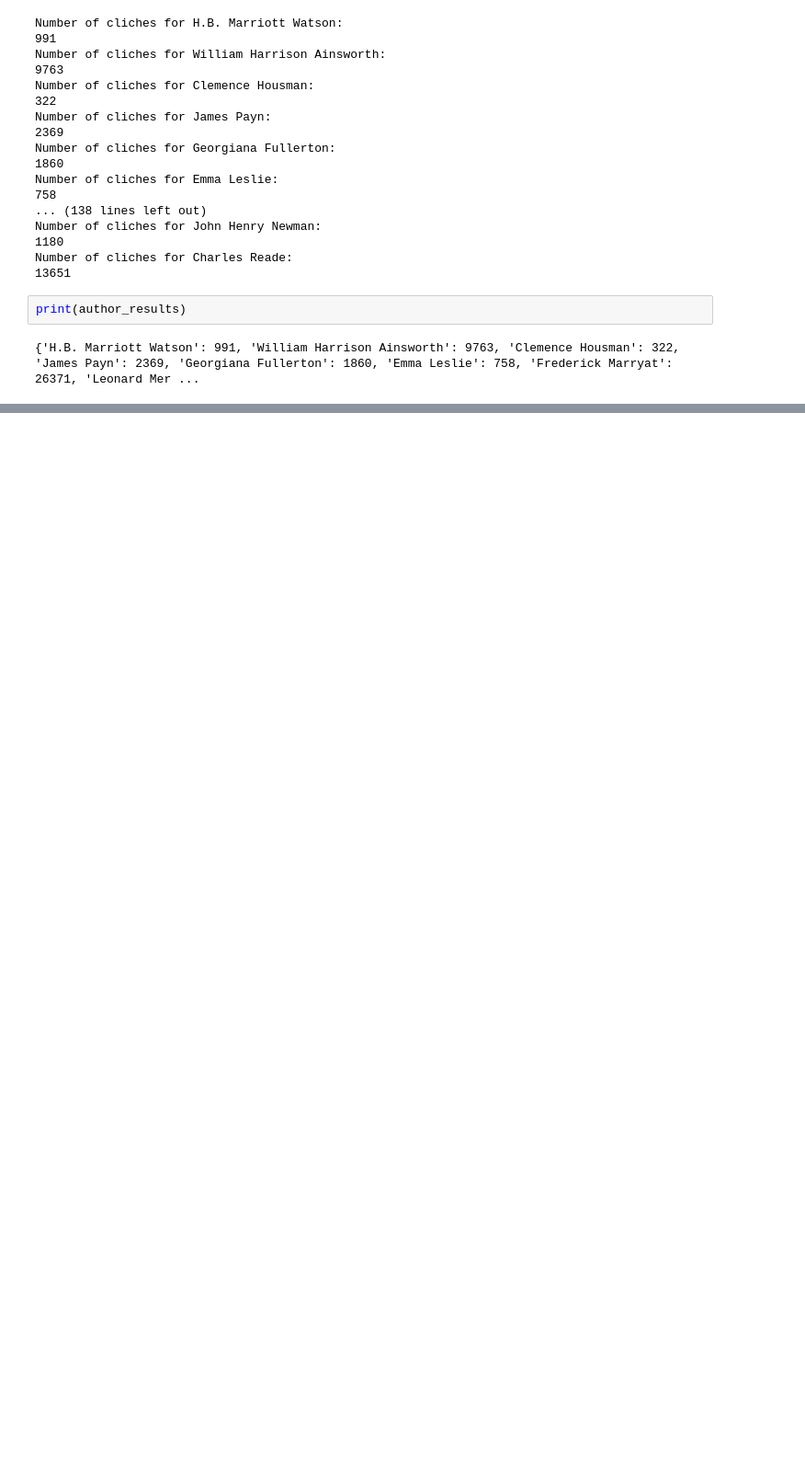
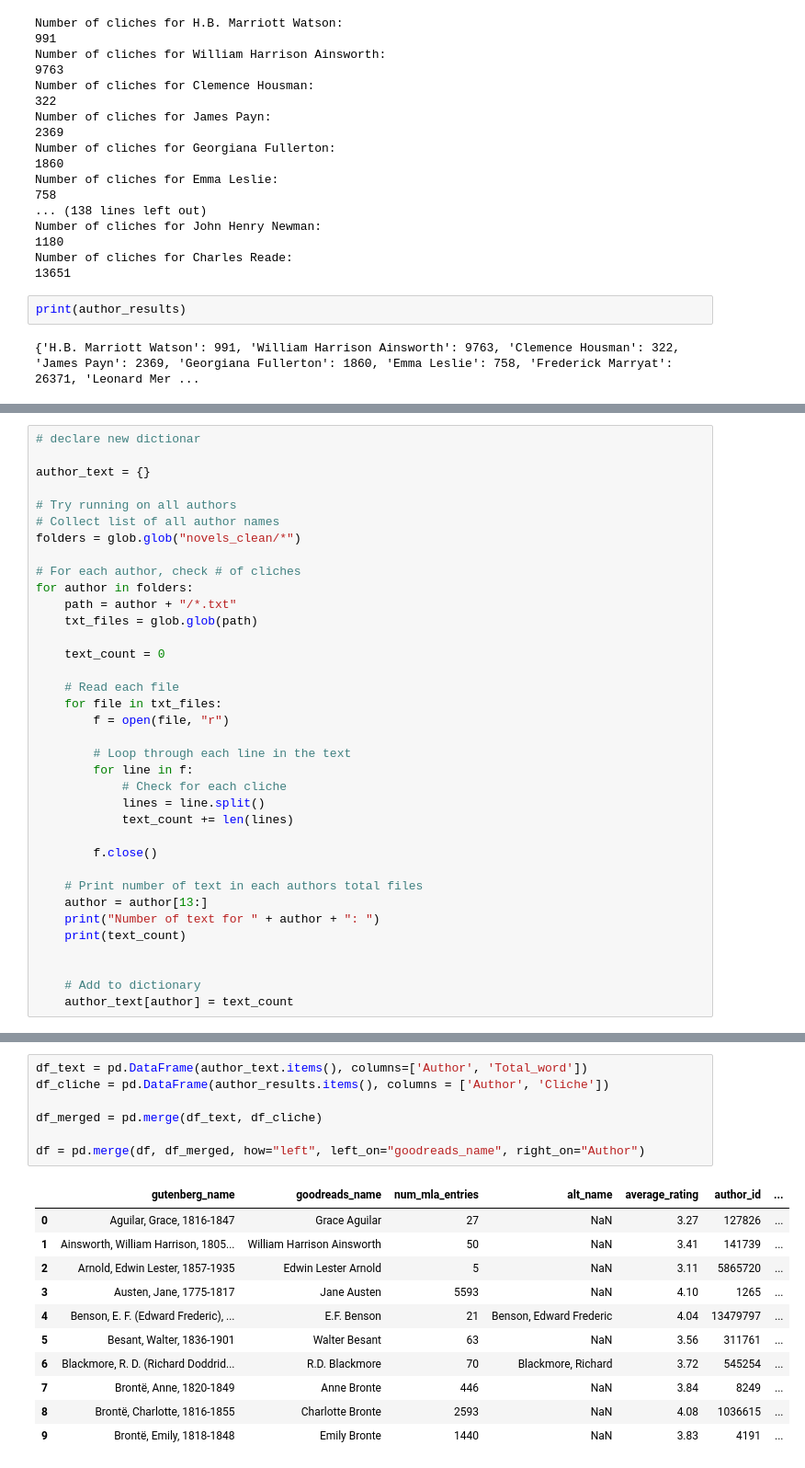
Before and after one commit to jenniferouyang/Cliches-and-19th-Century-English-Novelists, a Jupyter notebook: cliche_counts.ipynb, the cells around one changed output, grey strips where cells are left out. Shown at 92% size. Drawn from its saved outputs; the diff is of its cells as text; blank space fills up the shorter version.

Commit message:
Added count text and converted to df

```diff
--- a/cliche_counts.ipynb
+++ b/cliche_counts.ipynb
@@ -171,0 +208,36 @@ print(author_results)
+# %%
+# declare new dictionar
+
+author_text = {}
+
+# Try running on all authors
+# Collect list of all author names
+folders = glob.glob("novels_clean/*")
+
+# For each author, check # of cliches
+for author in folders:
+    path = author + "/*.txt"
+    txt_files = glob.glob(path)
+
+    text_count = 0
+
+    # Read each file
+    for file in txt_files:
+        f = open(file, "r")
+
+        # Loop through each line in the text
+        for line in f:
+            # Check for each cliche
+            lines = line.split()
+            text_count += len(lines)
+
+        f.close()
+
+    # Print number of text in each authors total files
+    author = author[13:]
+    print("Number of text for " + author + ": ")
+    print(text_count)
+
+
+    # Add to dictionary
+    author_text[author] = text_count
@@ -171,0 +262,19 @@ print(author_results)
+# %%
+df_text = pd.DataFrame(author_text.items(), columns=['Author', 'Total_word'])
+df_cliche = pd.DataFrame(author_results.items(), columns = ['Author', 'Cliche'])
+
+df_merged = pd.merge(df_text, df_cliche)
+
+df = pd.merge(df, df_merged, how="left", left_on="goodreads_name", right_on="Author")
+# %% [output]
+|  | gutenberg_name | goodreads_name | num_mla_entries | alt_name | average_rating | author_id | ... |
+| 0 | Aguilar, Grace, 1816-1847 | Grace Aguilar | 27 | NaN | 3.27 | 127826 | ... |
+| 1 | Ainsworth, William Harrison, 1805... | William Harrison Ainsworth | 50 | NaN | 3.41 | 141739 | ... |
+| 2 | Arnold, Edwin Lester, 1857-1935 | Edwin Lester Arnold | 5 | NaN | 3.11 | 5865720 | ... |
+| 3 | Austen, Jane, 1775-1817 | Jane Austen | 5593 | NaN | 4.10 | 1265 | ... |
+| 4 | Benson, E. F. (Edward Frederic), ... | E.F. Benson | 21 | Benson, Edward Frederic | 4.04 | 13479797 | ... |
+| 5 | Besant, Walter, 1836-1901 | Walter Besant | 63 | NaN | 3.56 | 311761 | ... |
+| 6 | Blackmore, R. D. (Richard Doddrid... | R.D. Blackmore | 70 | Blackmore, Richard | 3.72 | 545254 | ... |
+| 7 | Brontë, Anne, 1820-1849 | Anne Bronte | 446 | NaN | 3.84 | 8249 | ... |
+| 8 | Brontë, Charlotte, 1816-1855 | Charlotte Bronte | 2593 | NaN | 4.08 | 1036615 | ... |
+| 9 | Brontë, Emily, 1818-1848 | Emily Bronte | 1440 | NaN | 3.83 | 4191 | ... |
```
Also changed, not shown: parts of 5 cells of this notebook.
